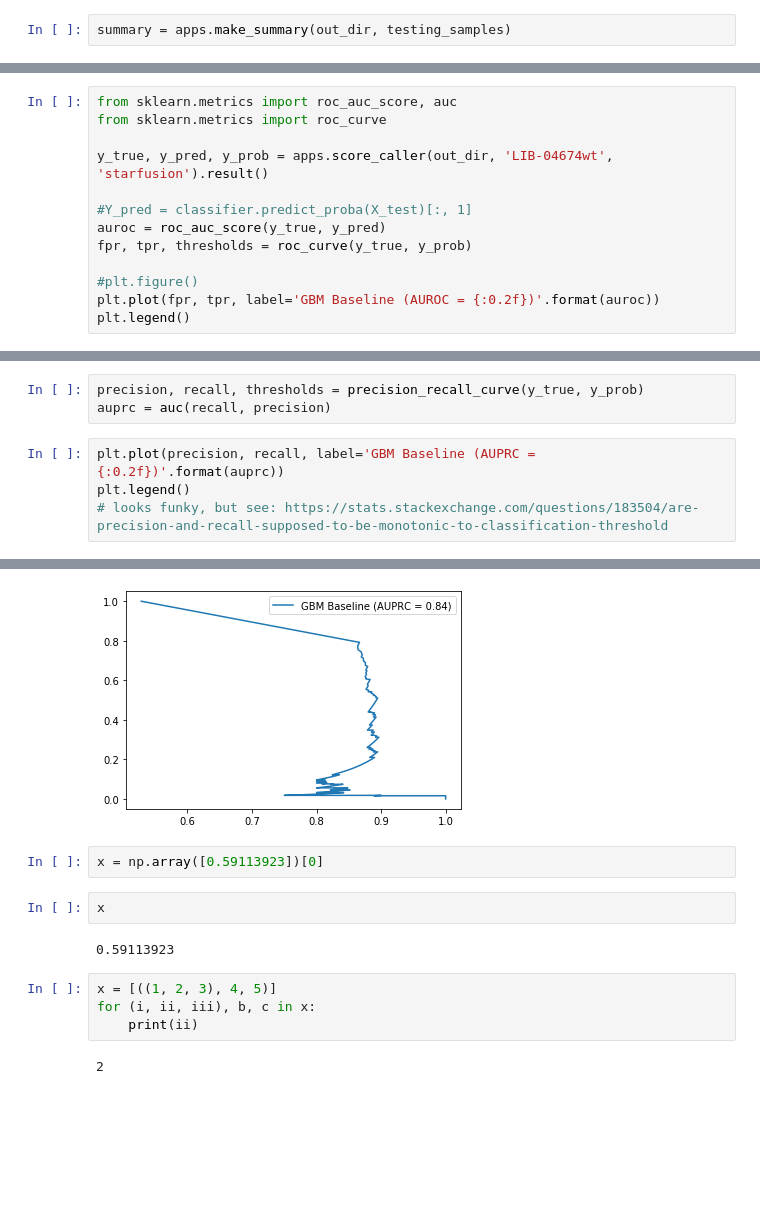
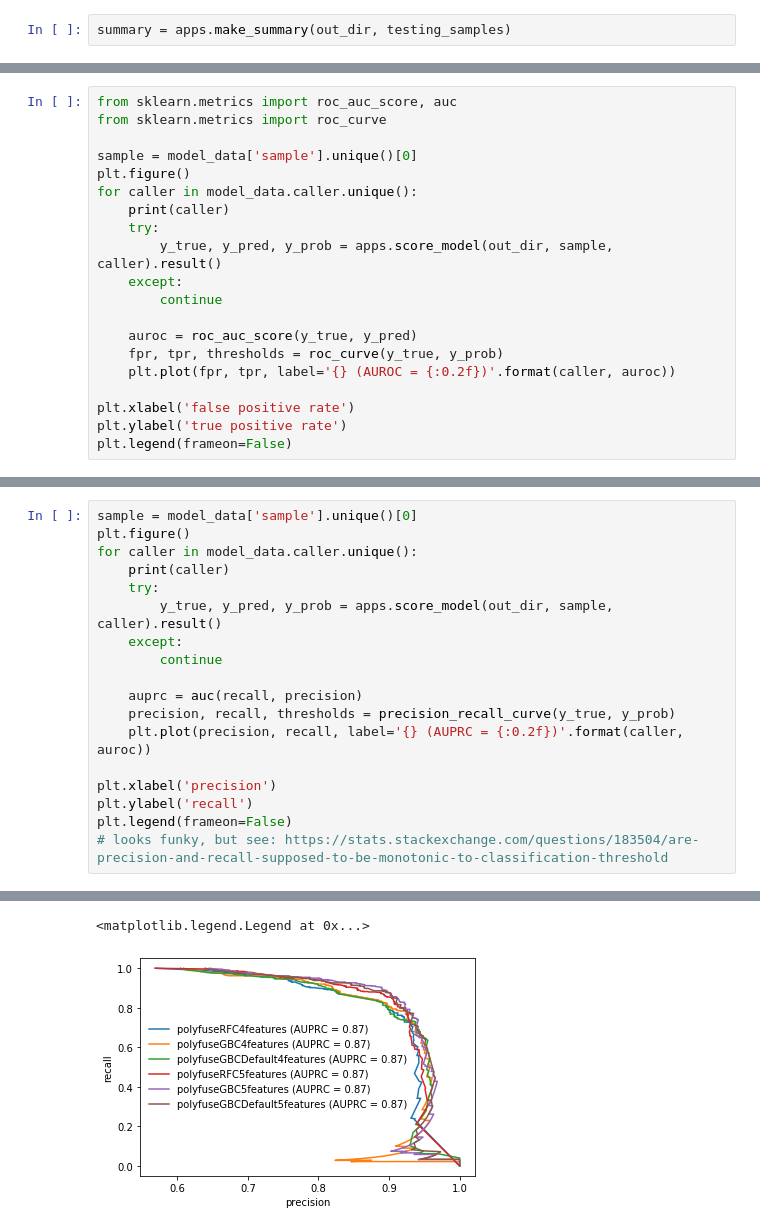
Before and after one commit to olopade-lab/fusion-ensembler, a Jupyter notebook: notebooks/polyfuse-50.ipynb, the cells around one changed output, grey strips where cells are left out. Saved outputs shown, nothing was run; the diff lists cells and outputs as text; blank space fills up the shorter version.

Commit message:
Notebook cleanup, plotting improvements

```diff
--- a/notebooks/polyfuse-50.ipynb
+++ b/notebooks/polyfuse-50.ipynb
@@ -341,13 +195,20 @@ summary.groupby('caller').mean().sort_values(by='accuracy', ascending=False)
 from sklearn.metrics import roc_auc_score, auc
 from sklearn.metrics import roc_curve
 
-y_true, y_pred, y_prob = apps.score_caller(out_dir, 'LIB-04674wt', 'starfusion').result()
+sample = model_data['sample'].unique()[0]
+plt.figure()
+for caller in model_data.caller.unique():
+    print(caller)
+    try:
+        y_true, y_pred, y_prob = apps.score_model(out_dir, sample, caller).result()
+    except:
+        continue
 
-#Y_pred = classifier.predict_proba(X_test)[:, 1]
-auroc = roc_auc_score(y_true, y_pred)
-fpr, tpr, thresholds = roc_curve(y_true, y_prob)
+    auroc = roc_auc_score(y_true, y_pred)
+    fpr, tpr, thresholds = roc_curve(y_true, y_prob)
+    plt.plot(fpr, tpr, label='{} (AUROC = {:0.2f})'.format(caller, auroc))
 
-#plt.figure()
-plt.plot(fpr, tpr, label='GBM Baseline (AUROC = {:0.2f})'.format(auroc))
-plt.legend()
+plt.xlabel('false positive rate')
+plt.ylabel('true positive rate')
+plt.legend(frameon=False)
 # %% [output]
@@ -356,8 +223,19 @@ plt.legend()
-# %%
-precision, recall, thresholds = precision_recall_curve(y_true, y_prob)
-auprc = auc(recall, precision)
 # %%
-plt.plot(precision, recall, label='GBM Baseline (AUPRC = {:0.2f})'.format(auprc))
-plt.legend()
+sample = model_data['sample'].unique()[0]
+plt.figure()
+for caller in model_data.caller.unique():
+    print(caller)
+    try:
+        y_true, y_pred, y_prob = apps.score_model(out_dir, sample, caller).result()
+    except:
+        continue
+
+    auprc = auc(recall, precision)
+    precision, recall, thresholds = precision_recall_curve(y_true, y_prob)
+    plt.plot(precision, recall, label='{} (AUPRC = {:0.2f})'.format(caller, auroc))
+
+plt.xlabel('precision')
+plt.ylabel('recall')
+plt.legend(frameon=False)
 # looks funky, but see: https://stats.stackexchange.com/questions/183504/are-precision-and-recall-supposed-to-be-monotonic-to-classification-threshold
 # %% [output]
@@ -365,13 +248,2 @@ plt.legend()
+<matplotlib.legend.Legend at 0x...>
-[figure, old version]
+[figure, new version]
-# %%
-x = np.array([0.59113923])[0]
-# %%
-x
-# %% [output]
-0.59113923
-# %%
-x = [((1, 2, 3), 4, 5)]
-for (i, ii, iii), b, c in x:
-    print(ii)
-# %% [output]
-2
```
Also changed, not shown: parts of 15 cells of this notebook, 1 other file.
